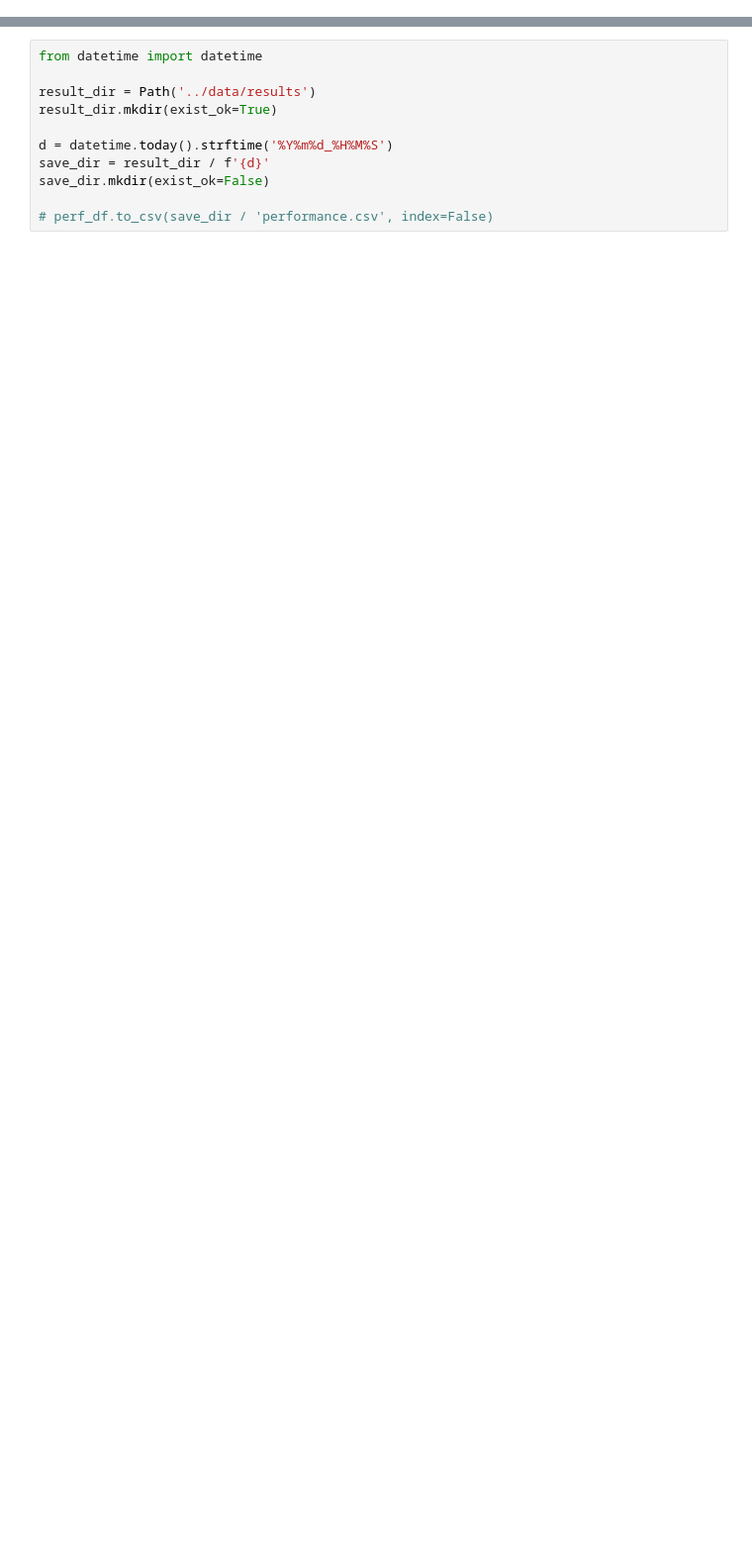
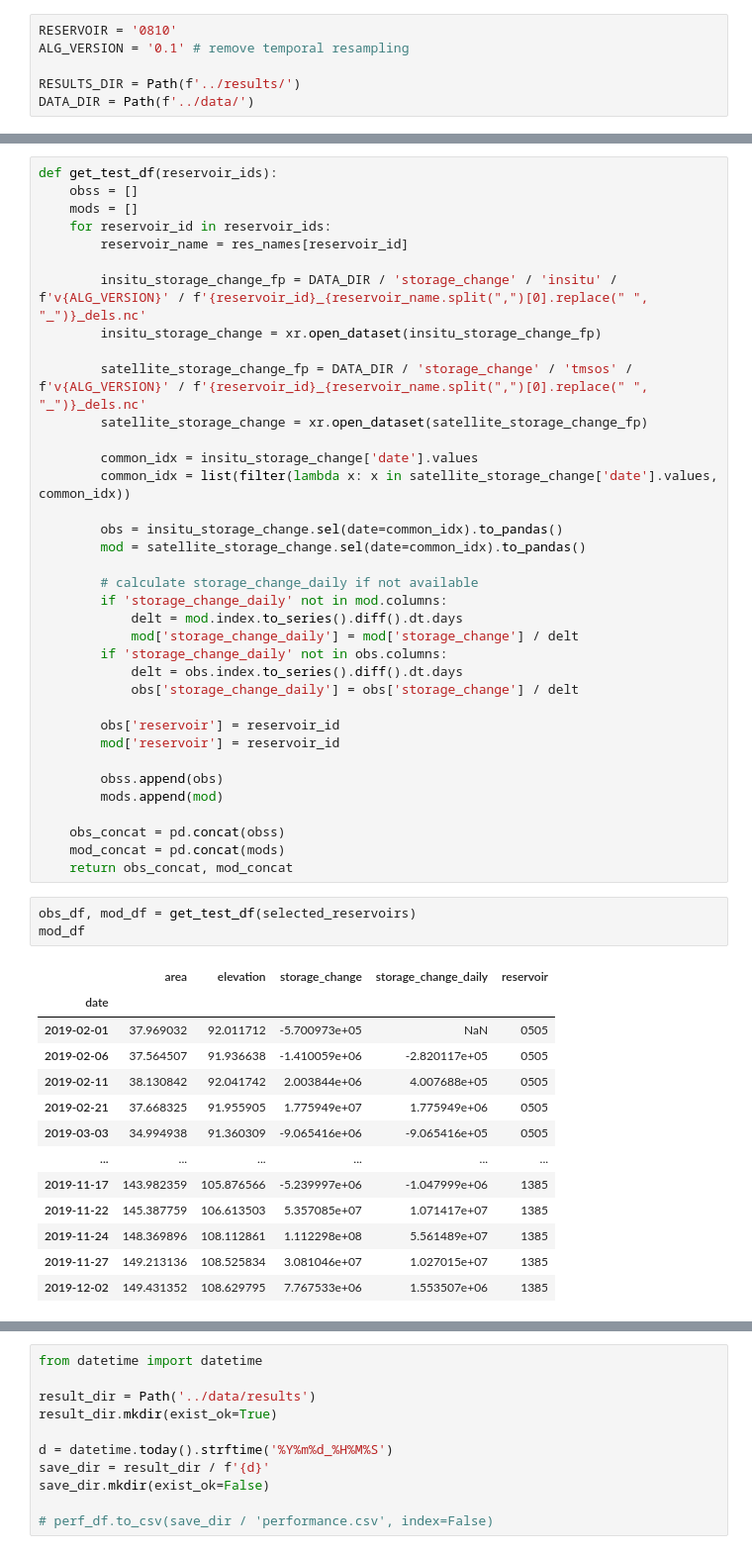
Before and after one commit to UW-SASWE/tmspp, a Jupyter notebook: notebooks/04-test.ipynb, the cells around one changed output, grey strips where cells are left out. Shown at 99% size. Cells and saved outputs as stored; diff of their text form; blank space fills up the shorter version.

```diff
--- a/notebooks/04-test.ipynb
+++ b/notebooks/04-test.ipynb
@@ -417,0 +14,6 @@ perf_df
+# %%
+RESERVOIR = '0810'
+ALG_VERSION = '0.1' # remove temporal resampling
+
+RESULTS_DIR = Path(f'../results/')
+DATA_DIR = Path(f'../data/')
@@ -417,0 +319,53 @@ perf_df
+# %%
+def get_test_df(reservoir_ids):
+    obss = []
+    mods = []
+    for reservoir_id in reservoir_ids:
+        reservoir_name = res_names[reservoir_id]
+
+        insitu_storage_change_fp = DATA_DIR / 'storage_change' / 'insitu' / f'v{ALG_VERSION}' / f'{reservoir_id}_{reservoir_name.split(",")[0].replace(" ", "_")}_dels.nc'
+        insitu_storage_change = xr.open_dataset(insitu_storage_change_fp)
+
+        satellite_storage_change_fp = DATA_DIR / 'storage_change' / 'tmsos' / f'v{ALG_VERSION}' / f'{reservoir_id}_{reservoir_name.split(",")[0].replace(" ", "_")}_dels.nc'
+        satellite_storage_change = xr.open_dataset(satellite_storage_change_fp)
+
+        common_idx = insitu_storage_change['date'].values
+        common_idx = list(filter(lambda x: x in satellite_storage_change['date'].values, common_idx))
+
+        obs = insitu_storage_change.sel(date=common_idx).to_pandas()
+        mod = satellite_storage_change.sel(date=common_idx).to_pandas()
+
+        # calculate storage_change_daily if not available
+        if 'storage_change_daily' not in mod.columns:
+            delt = mod.index.to_series().diff().dt.days
+            mod['storage_change_daily'] = mod['storage_change'] / delt
+        if 'storage_change_daily' not in obs.columns:
+            delt = obs.index.to_series().diff().dt.days
+            obs['storage_change_daily'] = obs['storage_change'] / delt
+
+        obs['reservoir'] = reservoir_id
+        mod['reservoir'] = reservoir_id
+
+        obss.append(obs)
+        mods.append(mod)
+
+    obs_concat = pd.concat(obss)
+    mod_concat = pd.concat(mods)
+    return obs_concat, mod_concat
+# %%
+obs_df, mod_df = get_test_df(selected_reservoirs)
+mod_df
+# %% [output]
+|  | area | elevation | storage_change | storage_change_daily | reservoir |
+| date |  |  |  |  |  |
+| 2019-02-01 | 37.969032 | 92.011712 | -5.700973e+05 | NaN | 0505 |
+| 2019-02-06 | 37.564507 | 91.936638 | -1.410059e+06 | -2.820117e+05 | 0505 |
+| 2019-02-11 | 38.130842 | 92.041742 | 2.003844e+06 | 4.007688e+05 | 0505 |
+| 2019-02-21 | 37.668325 | 91.955905 | 1.775949e+07 | 1.775949e+06 | 0505 |
+| 2019-03-03 | 34.994938 | 91.360309 | -9.065416e+06 | -9.065416e+05 | 0505 |
+| ... | ... | ... | ... | ... | ... |
+| 2019-11-17 | 143.982359 | 105.876566 | -5.239997e+06 | -1.047999e+06 | 1385 |
+| 2019-11-22 | 145.387759 | 106.613503 | 5.357085e+07 | 1.071417e+07 | 1385 |
+| 2019-11-24 | 148.369896 | 108.112861 | 1.112298e+08 | 5.561489e+07 | 1385 |
+| 2019-11-27 | 149.213136 | 108.525834 | 3.081046e+07 | 1.027015e+07 | 1385 |
+| 2019-12-02 | 149.431352 | 108.629795 | 7.767533e+06 | 1.553507e+06 | 1385 |
```
Also changed, not shown: parts of 56 cells of this notebook.
